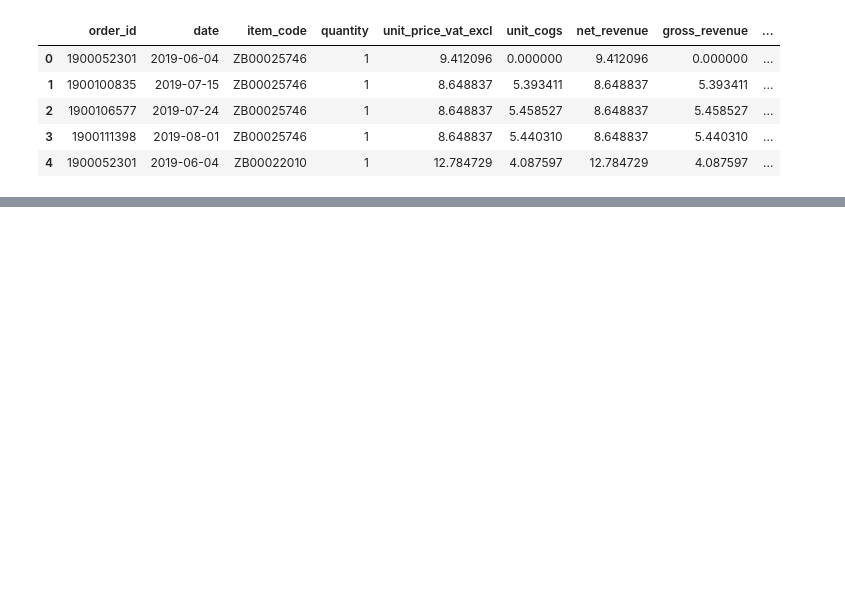
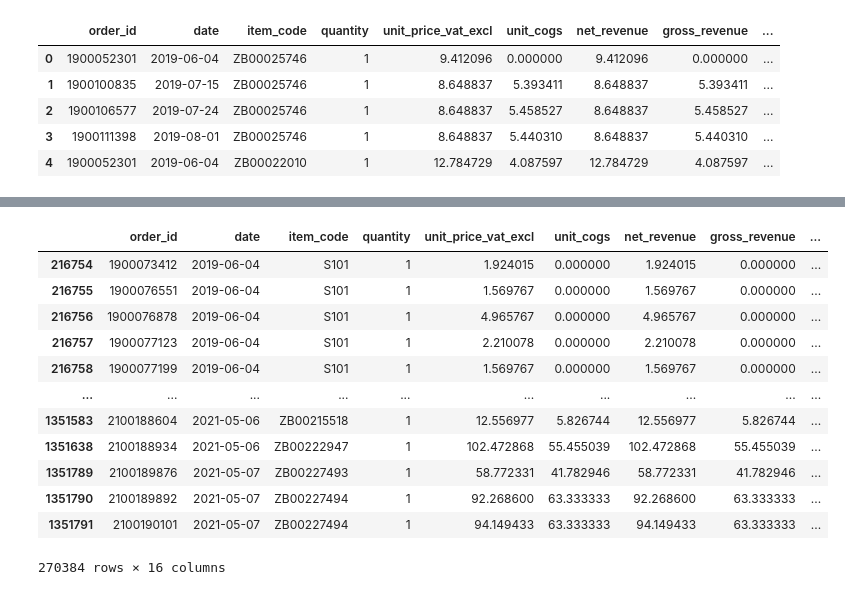
Before and after one commit to ZabihBuda/Lighthouse-labs-Final-Project, a Jupyter notebook: Final-Project-EDA.ipynb, the cells around one changed output, grey strips where cells are left out. Drawn from its saved outputs; the diff is of its cells as text; code cells hidden in the pictures; blank space fills up the shorter version.

```diff
--- a/Final-Project-EDA.ipynb
+++ b/Final-Project-EDA.ipynb
@@ -112,9 +112,9 @@ orders.head()
 def process(orders, items_df):
     orders['date']=pd.to_datetime(orders['date'])#converting it to standard datetime format
     orders['order_id']=orders['order_id'].astype(str) #converting it str in order to be readable
-    orders['net_revenue'] = orders.quantity * orders.unit_price_vat_excl
-    orders['gross_revenue'] = orders.quantity * orders.unit_cogs
-    orders['margin_revenue'] = orders.quantity * (orders.unit_price_vat_excl - orders.unit_cogs)
+    orders['net_revenue'] = orders['quantity'] * orders['unit_price_vat_excl']
+    orders['gross_revenue'] = orders['quantity'] * orders['unit_cogs']
+    orders['margin_revenue'] = orders['quantity'] * (orders['unit_price_vat_excl'] - orders['unit_cogs'])
     orders.drop(orders[orders['site']=='Other'].index, inplace=True) #dropping rows that have Other and i am not sure which country do they belong to
     orders['country']=orders['site'].apply(lambda x: x.split('.')[1]) #Extracting the domains names to find out which coutry the website belongs to and creating a new colum for country names
     orders.drop(orders[orders['country']=='com'].index, inplace=True)# #dropping rows that have .com in the country column because i am not sure which country do they belong to. Besides, there is small number of rows with this domain name.
@@ -363,0 +447,16 @@ data.groupby(by=['order_id']).sum()
+# %%
+data[data['item_name']=='Dopravné']
+# %% [output]
+|  | order_id | date | item_code | quantity | unit_price_vat_excl | unit_cogs | net_revenue | gross_revenue | ... |
+| 216754 | 1900073412 | 2019-06-04 | S101 | 1 | 1.924015 | 0.000000 | 1.924015 | 0.000000 | ... |
+| 216755 | 1900076551 | 2019-06-04 | S101 | 1 | 1.569767 | 0.000000 | 1.569767 | 0.000000 | ... |
+| 216756 | 1900076878 | 2019-06-04 | S101 | 1 | 4.965767 | 0.000000 | 4.965767 | 0.000000 | ... |
+| 216757 | 1900077123 | 2019-06-04 | S101 | 1 | 2.210078 | 0.000000 | 2.210078 | 0.000000 | ... |
+| 216758 | 1900077199 | 2019-06-04 | S101 | 1 | 1.569767 | 0.000000 | 1.569767 | 0.000000 | ... |
+| ... | ... | ... | ... | ... | ... | ... | ... | ... | ... |
+| 1351583 | 2100188604 | 2021-05-06 | ZB00215518 | 1 | 12.556977 | 5.826744 | 12.556977 | 5.826744 | ... |
+| 1351638 | 2100188934 | 2021-05-06 | ZB00222947 | 1 | 102.472868 | 55.455039 | 102.472868 | 55.455039 | ... |
+| 1351789 | 2100189876 | 2021-05-07 | ZB00227493 | 1 | 58.772331 | 41.782946 | 58.772331 | 41.782946 | ... |
+| 1351790 | 2100189892 | 2021-05-07 | ZB00227494 | 1 | 92.268600 | 63.333333 | 92.268600 | 63.333333 | ... |
+| 1351791 | 2100190101 | 2021-05-07 | ZB00227494 | 1 | 94.149433 | 63.333333 | 94.149433 | 63.333333 | ... |
+270384 rows × 16 columns
```
Also changed, not shown: parts of 15 cells of this notebook, 1 other file.
